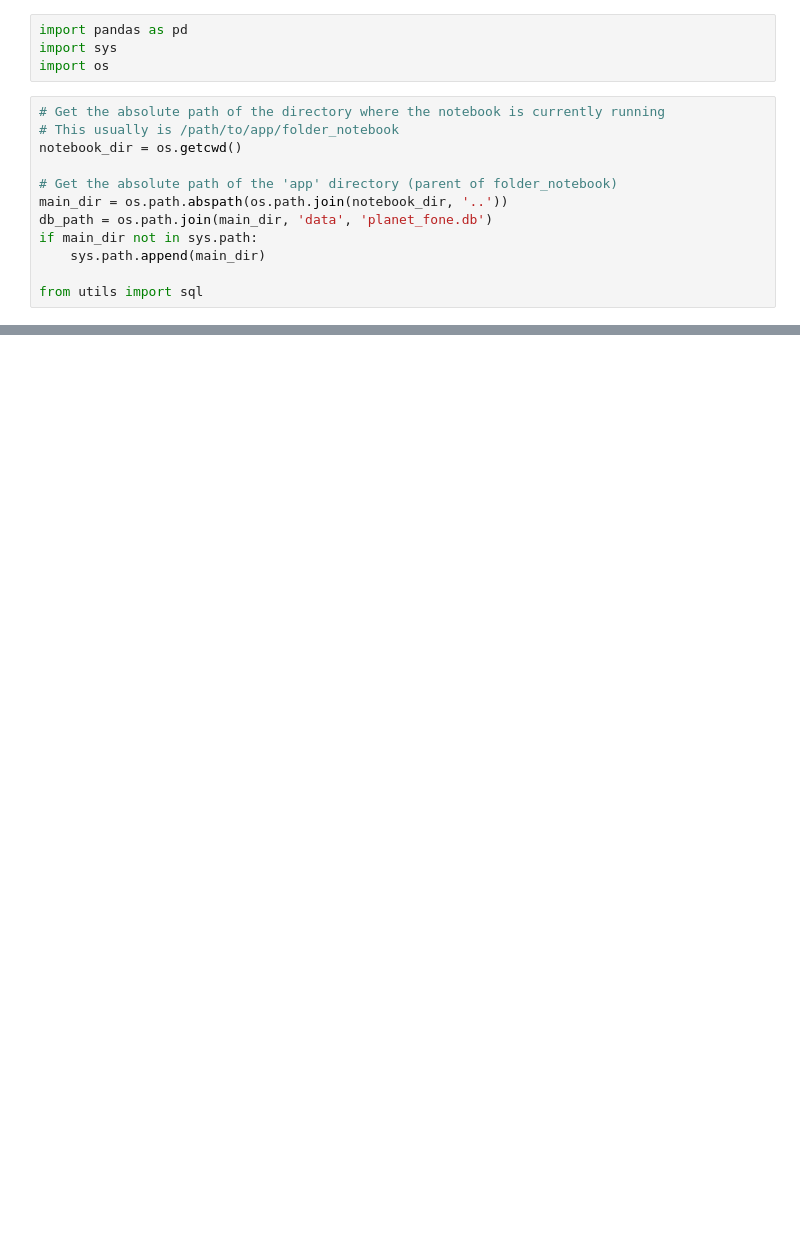
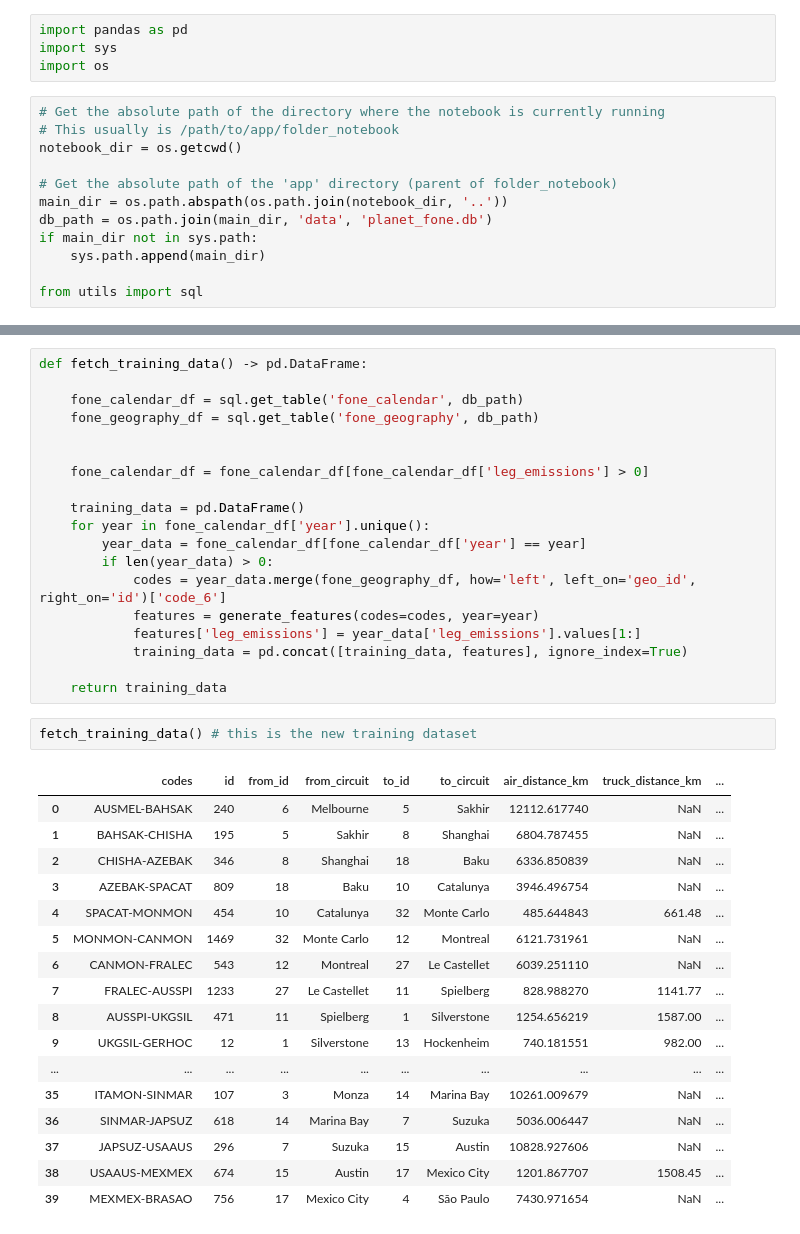
Before and after one commit to Ulquiorra-23/planetf1, a Jupyter notebook: notebooks/regression_eng.ipynb, the cells around one changed output, grey strips where cells are left out. Cells and saved outputs as stored; diff of their text form; blank space fills up the shorter version.

```diff
--- a/notebooks/regression_eng.ipynb
+++ b/notebooks/regression_eng.ipynb
@@ -416,0 +94,39 @@ circuit_df
+# %%
+def fetch_training_data() -> pd.DataFrame:
+
+    fone_calendar_df = sql.get_table('fone_calendar', db_path)
+    fone_geography_df = sql.get_table('fone_geography', db_path)
+
+
+    fone_calendar_df = fone_calendar_df[fone_calendar_df['leg_emissions'] > 0]
+
+    training_data = pd.DataFrame()
+    for year in fone_calendar_df['year'].unique():
+        year_data = fone_calendar_df[fone_calendar_df['year'] == year]
+        if len(year_data) > 0:
+            codes = year_data.merge(fone_geography_df, how='left', left_on='geo_id', right_on='id')['code_6']
+            features = generate_features(codes=codes, year=year)
+            features['leg_emissions'] = year_data['leg_emissions'].values[1:]
+            training_data = pd.concat([training_data, features], ignore_index=True)
+
+    return training_data
+# %%
+fetch_training_data() # this is the new training dataset
+# %% [output]
+|  | codes | id | from_id | from_circuit | to_id | to_circuit | air_distance_km | truck_distance_km | ... |
+| 0 | AUSMEL-BAHSAK | 240 | 6 | Melbourne | 5 | Sakhir | 12112.617740 | NaN | ... |
+| 1 | BAHSAK-CHISHA | 195 | 5 | Sakhir | 8 | Shanghai | 6804.787455 | NaN | ... |
+| 2 | CHISHA-AZEBAK | 346 | 8 | Shanghai | 18 | Baku | 6336.850839 | NaN | ... |
+| 3 | AZEBAK-SPACAT | 809 | 18 | Baku | 10 | Catalunya | 3946.496754 | NaN | ... |
+| 4 | SPACAT-MONMON | 454 | 10 | Catalunya | 32 | Monte Carlo | 485.644843 | 661.48 | ... |
+| 5 | MONMON-CANMON | 1469 | 32 | Monte Carlo | 12 | Montreal | 6121.731961 | NaN | ... |
+| 6 | CANMON-FRALEC | 543 | 12 | Montreal | 27 | Le Castellet | 6039.251110 | NaN | ... |
+| 7 | FRALEC-AUSSPI | 1233 | 27 | Le Castellet | 11 | Spielberg | 828.988270 | 1141.77 | ... |
+| 8 | AUSSPI-UKGSIL | 471 | 11 | Spielberg | 1 | Silverstone | 1254.656219 | 1587.00 | ... |
+| 9 | UKGSIL-GERHOC | 12 | 1 | Silverstone | 13 | Hockenheim | 740.181551 | 982.00 | ... |
+| ... | ... | ... | ... | ... | ... | ... | ... | ... | ... |
+| 35 | ITAMON-SINMAR | 107 | 3 | Monza | 14 | Marina Bay | 10261.009679 | NaN | ... |
+| 36 | SINMAR-JAPSUZ | 618 | 14 | Marina Bay | 7 | Suzuka | 5036.006447 | NaN | ... |
+| 37 | JAPSUZ-USAAUS | 296 | 7 | Suzuka | 15 | Austin | 10828.927606 | NaN | ... |
+| 38 | USAAUS-MEXMEX | 674 | 15 | Austin | 17 | Mexico City | 1201.867707 | 1508.45 | ... |
+| 39 | MEXMEX-BRASAO | 756 | 17 | Mexico City | 4 | São Paulo | 7430.971654 | NaN | ... |
```
Also changed, not shown: parts of 16 cells of this notebook, 1 other file.
